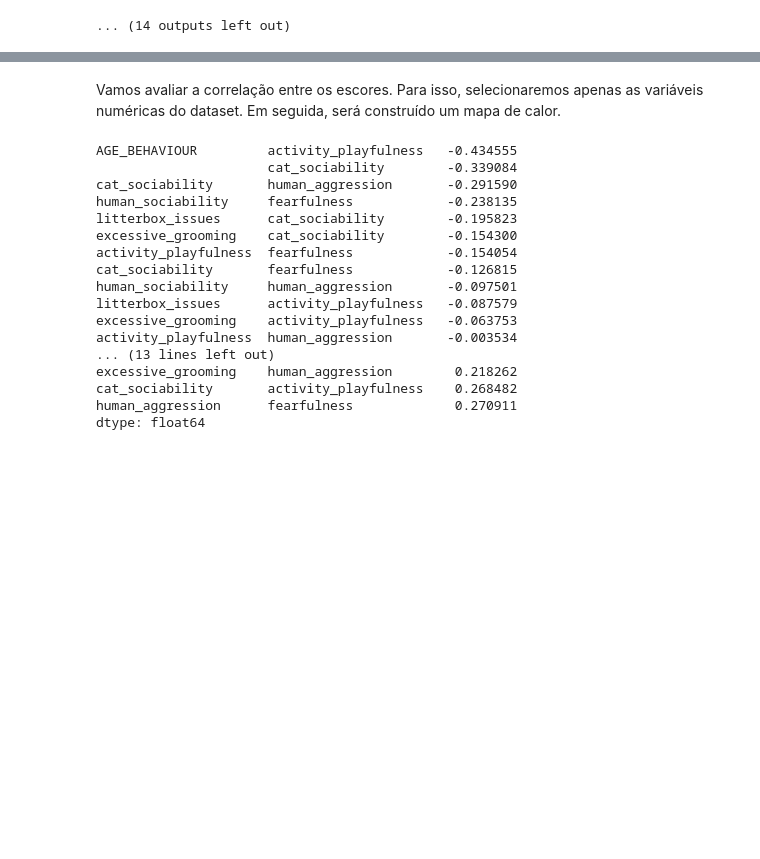
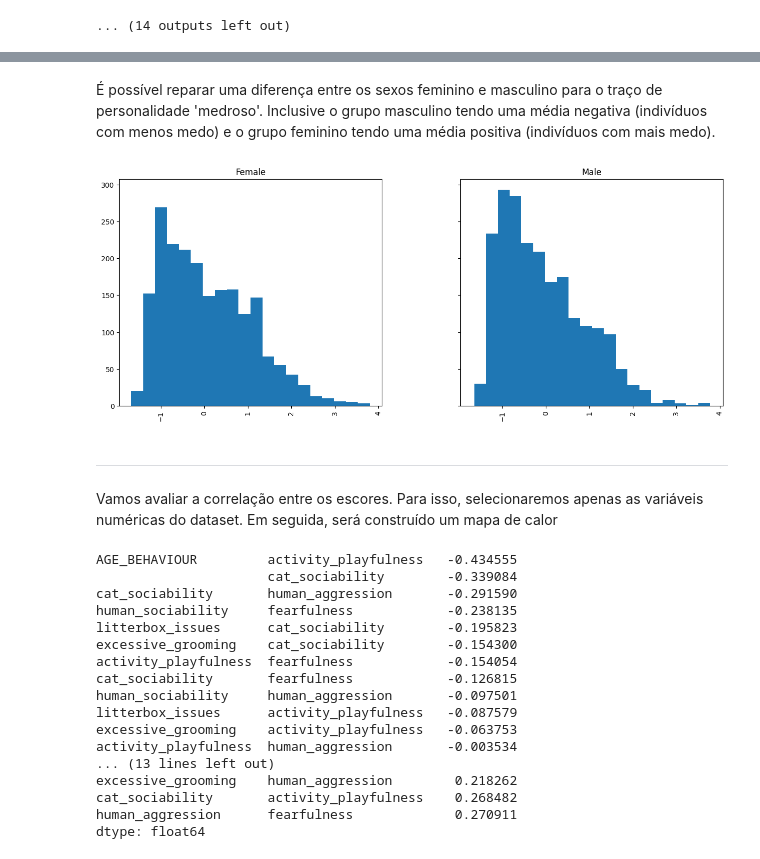
Before and after one commit to cassianovello/mpv_01, a Jupyter notebook: DataScience_MVP_01.ipynb, the cells around one changed output, grey strips where cells are left out. Cells and saved outputs as stored; diff of their text form; code cells hidden in the pictures; blank space fills up the shorter version.

```diff
--- a/DataScience_MVP_01.ipynb
+++ b/DataScience_MVP_01.ipynb
@@ -275,5 +295,13 @@ for i in range(len(df['BREEDGROUP'].unique())):
+# %% [markdown]
+É possível reparar uma diferença entre os sexos feminino e masculino para o traço de personalidade 'medroso'. Inclusive o grupo masculino tendo  uma média negativa (indivíduos com menos medo) e o grupo feminino tendo uma média positiva (indivíduos com mais medo).
+# %%
+ax = df.hist(column = 'fearfulness',by='SEX', bins=20,figsize=(15,6), sharex=True, sharey=True)
+# %% [output]
+[figure, added]
 # %% [markdown]
-Vamos avaliar a correlação entre os escores. Para isso, selecionaremos apenas as variáveis numéricas do dataset. Em seguida, será construído um mapa de calor.
+---
+
+Vamos avaliar a correlação entre os escores. Para isso, selecionaremos apenas as variáveis numéricas do dataset. Em seguida, será construído um mapa de calor
 # %%
 df_float = df.loc[:,'fearfulness':]
 df_float['AGE_BEHAVIOUR'] = df['AGE_BEHAVIOUR']
```
Also changed, not shown: parts of 10 cells of this notebook.
